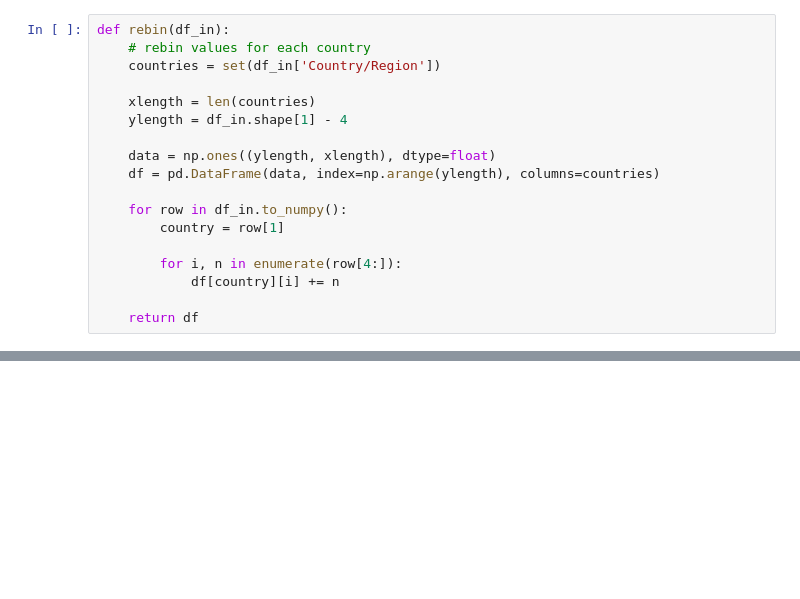
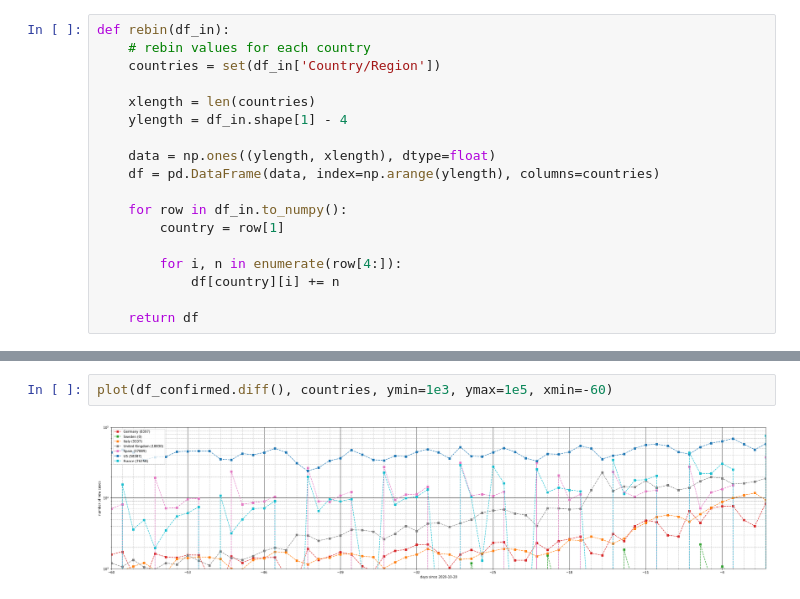
Before and after one commit to jochenklar/corona, a Jupyter notebook: corona.ipynb, the cells around one changed output, grey strips where cells are left out. Drawn from its saved outputs; the diff is of its cells as text; blank space fills up the shorter version.

```diff
--- a/corona.ipynb
+++ b/corona.ipynb
@@ -198,0 +92,4 @@ plot_new_mean(df, ymin=10, ymax=10000, window=7, title='Recovered (7-day mean)')
+# %%
+plot(df_confirmed.diff(), countries, ymin=1e3, ymax=1e5, xmin=-60)
+# %% [output]
+[figure, added]
```
Also changed, not shown: parts of 21 cells of this notebook, 1 other file.
